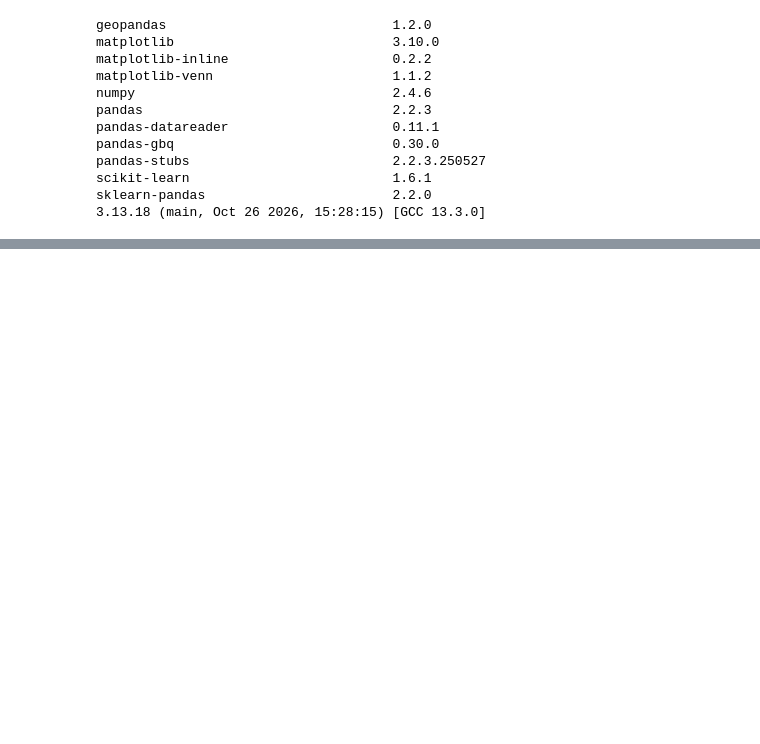
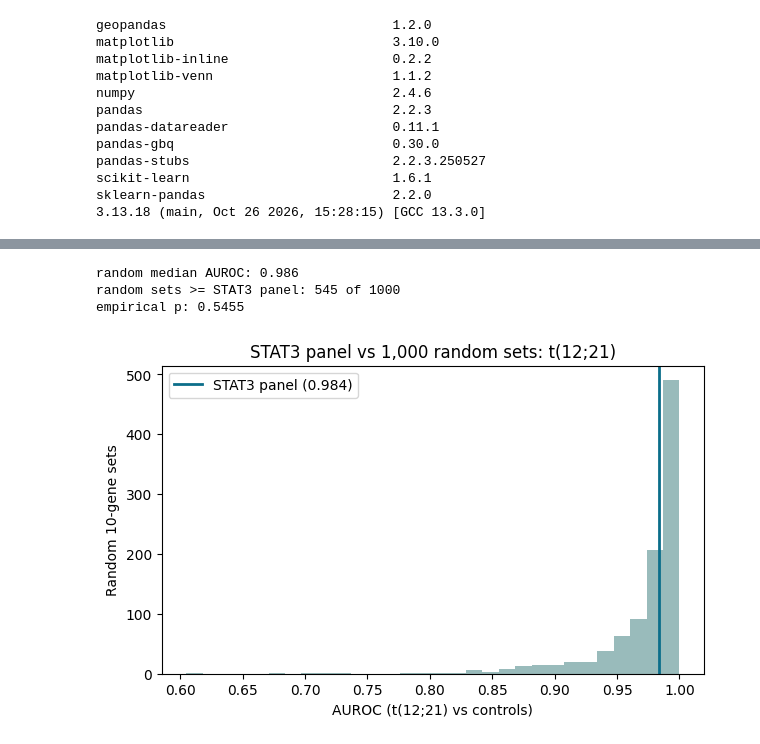
Before and after one commit to gof0004/Honors-research-seminar, a Jupyter notebook: Honors_Research_Seminar.ipynb, the cells around one changed output, grey strips where cells are left out. Saved outputs shown, nothing was run; the diff lists cells and outputs as text; code cells hidden in the pictures; blank space fills up the shorter version.

```diff
--- a/Honors_Research_Seminar.ipynb
+++ b/Honors_Research_Seminar.ipynb
@@ -476,0 +543,15 @@ sklearn-pandas                        2.2.0
+# %%
+from sklearn.model_selection import StratifiedKFold
+
+print(sel["leukemia_class"].value_counts())
+
+t1221 = sel[sel["leukemia_class"].str.contains("12;21", na=False)]["gsm"].tolist()
+ctrl = ref.index[ref["group"] == "Control"].tolist()
+ids2 = t1221 + ctrl
+X2 = ref.loc[ids2].drop(columns="group").values
+y2 = np.array([1] * len(t1221) + [0] * len(ctrl))
+print("t(12;21) samples:", len(t1221), " controls:", len(ctrl))
+
+cv2 = StratifiedKFold(n_splits=5, shuffle=True, random_state=42)
+p2 = cross_val_predict(lr, X2, y2, cv=cv2, method="predict_proba")[:, 1]
+print(f"STAT3 panel AUROC, t(12;21) vs controls: {roc_auc_score(y2, p2):.3f}")
@@ -476,0 +570,32 @@ sklearn-pandas                        2.2.0
+# %%
+rng = np.random.default_rng(42)
+gene_pool = genes_all.index.tolist()
+sub_aucs = []
+for i in range(1000):
+    g = rng.choice(gene_pool, 10, replace=False)
+    Xr = genes_all.loc[g, ids2].T.values
+    pr = cross_val_predict(lr, Xr, y2, cv=cv2, method="predict_proba")[:, 1]
+    sub_aucs.append(roc_auc_score(y2, pr))
+sub_aucs = np.array(sub_aucs)
+stat3_sub = roc_auc_score(y2, p2)
+n_ge = int((sub_aucs >= stat3_sub).sum())
+print("random median AUROC:", round(float(np.median(sub_aucs)), 3))
+print("random sets >= STAT3 panel:", n_ge, "of 1000")
+print("empirical p:", round((n_ge + 1) / 1001, 4))
+# %% [output]
+random median AUROC: 0.986
+random sets >= STAT3 panel: 545 of 1000
+empirical p: 0.5455
+# %%
+import matplotlib.pyplot as plt
+plt.figure(figsize=(7, 4))
+plt.hist(sub_aucs, bins=30, color="#9bb")
+plt.axvline(stat3_sub, color="#0B6E8A", lw=2, label=f"STAT3 panel ({stat3_sub:.3f})")
+plt.xlabel("AUROC (t(12;21) vs controls)")
+plt.ylabel("Random 10-gene sets")
+plt.title("STAT3 panel vs 1,000 random sets: t(12;21)")
+plt.legend()
+plt.savefig("fig5_t1221.png", dpi=200, bbox_inches="tight")
+plt.show()
+# %% [output]
+[figure, added]
```
Also changed, not shown: parts of 7 cells of this notebook.
